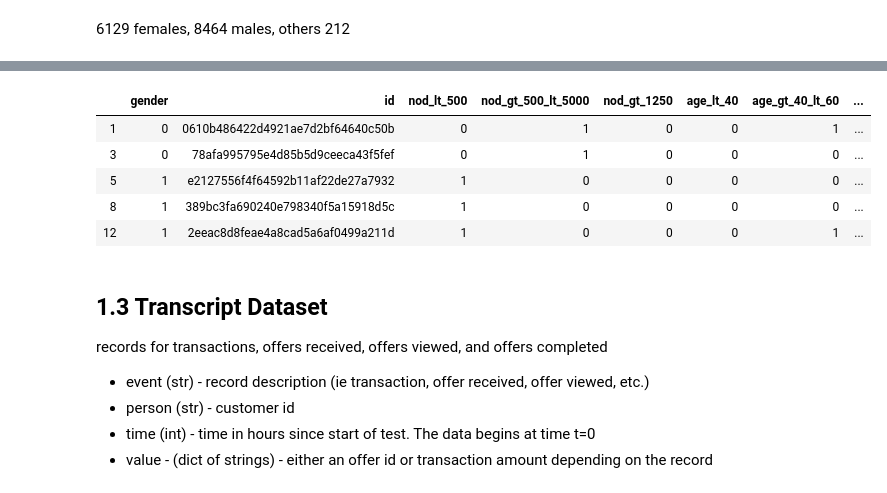
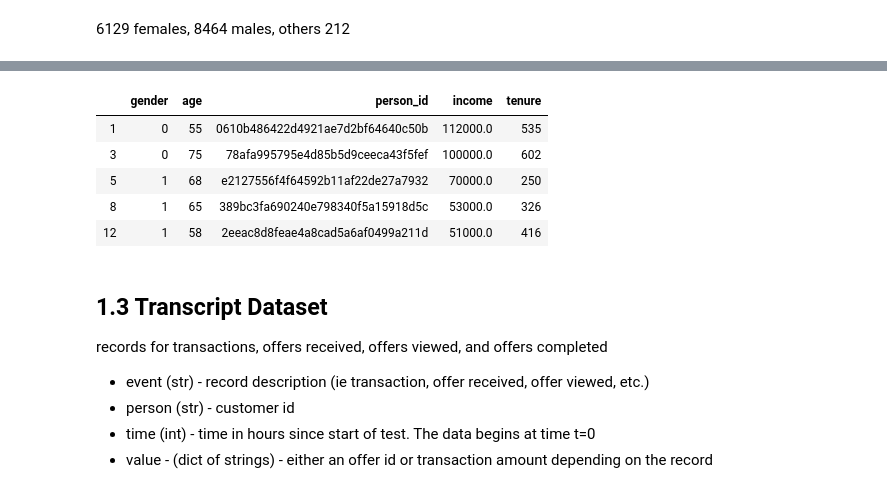
Before and after one commit to rajashekar/starbucks, a Jupyter notebook: Starbucks_Capstone_notebook.ipynb, the cells around one changed output, grey strips where cells are left out. Saved outputs shown, nothing was run; the diff lists cells and outputs as text; code cells hidden in the pictures.

```diff
--- a/Starbucks_Capstone_notebook.ipynb
+++ b/Starbucks_Capstone_notebook.ipynb
@@ -288,4 +260,0 @@ From above data distribution, I will form 3 groups. Customers who are with starb
-# %%
-profile_conv['nod_lt_500'] = (num_of_days < 500).astype(int)
-profile_conv['nod_gt_500_lt_5000'] = ((num_of_days >= 500) & (num_of_days < 1250)).astype(int)
-profile_conv['nod_gt_1250'] = (num_of_days >= 1250).astype(int)
@@ -400,5 +302,0 @@ profile_conv[profile_conv['age'] >= 80]['age'].count()
-# %%
-profile_conv['age_lt_40'] = (profile_conv['age'] < 40).astype(int)
-profile_conv['age_gt_40_lt_60'] = ((profile_conv['age'] >= 40) & (profile_conv['age'] < 60)).astype(int)
-profile_conv['age_gt_60_lt_80'] = ((profile_conv['age'] >= 60) & (profile_conv['age'] < 80)).astype(int)
-profile_conv['age_gt_80'] = (profile_conv['age'] >= 80).astype(int)
@@ -442,3 +302,0 @@ profile_conv
-# %%
-# dropping age column
-profile_conv.drop('age',axis=1,inplace=True)
@@ -493,6 +302,0 @@ profile_conv[(profile_conv['income'] >= 100000)]['income'].count()
-# %%
-profile_conv['in_lt_40k'] = (profile_conv['income'] < 40000).astype(int)
-profile_conv['in_gt_40k_lt_60k'] = ((profile_conv['income'] >= 40000) & (profile_conv['income'] < 60000)).astype(int)
-profile_conv['in_gt_60k_lt_80k'] = ((profile_conv['income'] >= 60000) & (profile_conv['income'] < 80000)).astype(int)
-profile_conv['in_gt_80k_lt_100k'] = ((profile_conv['income'] >= 80000) & (profile_conv['income'] < 100000)).astype(int)
-profile_conv['in_gt_100k'] = (profile_conv['income'] >= 100000).astype(int)
@@ -517,13 +303,13 @@ See the caveats in the documentation: http://pandas.pydata.org/pandas-docs/stabl
 # %%
-profile_conv.drop('income', axis=1, inplace=True)
+profile_conv.rename(columns={'id': 'person_id'}, inplace=True)
 profile_conv.head()
 # %% [output]
-|  | gender | id | nod_lt_500 | nod_gt_500_lt_5000 | nod_gt_1250 | age_lt_40 | age_gt_40_lt_60 | ... |
-| 1 | 0 | 0610b486422d4921ae7d2bf64640c50b | 0 | 1 | 0 | 0 | 1 | ... |
-| 3 | 0 | 78afa995795e4d85b5d9ceeca43f5fef | 0 | 1 | 0 | 0 | 0 | ... |
-| 5 | 1 | e2127556f4f64592b11af22de27a7932 | 1 | 0 | 0 | 0 | 0 | ... |
-| 8 | 1 | 389bc3fa690240e798340f5a15918d5c | 1 | 0 | 0 | 0 | 0 | ... |
-| 12 | 1 | 2eeac8d8feae4a8cad5a6af0499a211d | 1 | 0 | 0 | 0 | 1 | ... |
+|  | gender | age | person_id | income | tenure |
+| 1 | 0 | 55 | 0610b486422d4921ae7d2bf64640c50b | 112000.0 | 535 |
+| 3 | 0 | 75 | 78afa995795e4d85b5d9ceeca43f5fef | 100000.0 | 602 |
+| 5 | 1 | 68 | e2127556f4f64592b11af22de27a7932 | 70000.0 | 250 |
+| 8 | 1 | 65 | 389bc3fa690240e798340f5a15918d5c | 53000.0 | 326 |
+| 12 | 1 | 58 | 2eeac8d8feae4a8cad5a6af0499a211d | 51000.0 | 416 |
 # %% [markdown]
 ## 1.3 Transcript Dataset
 records for transactions, offers received, offers viewed, and offers completed
```
Also changed, not shown: parts of 93 cells of this notebook.
